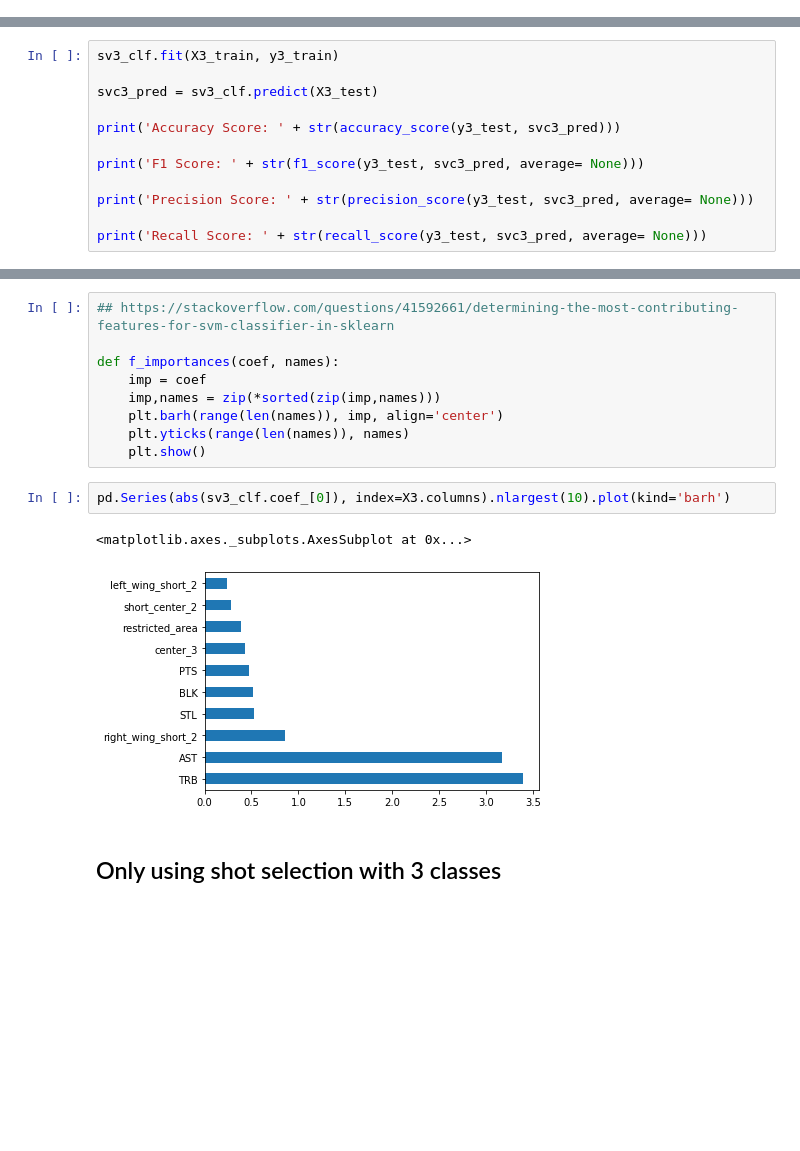
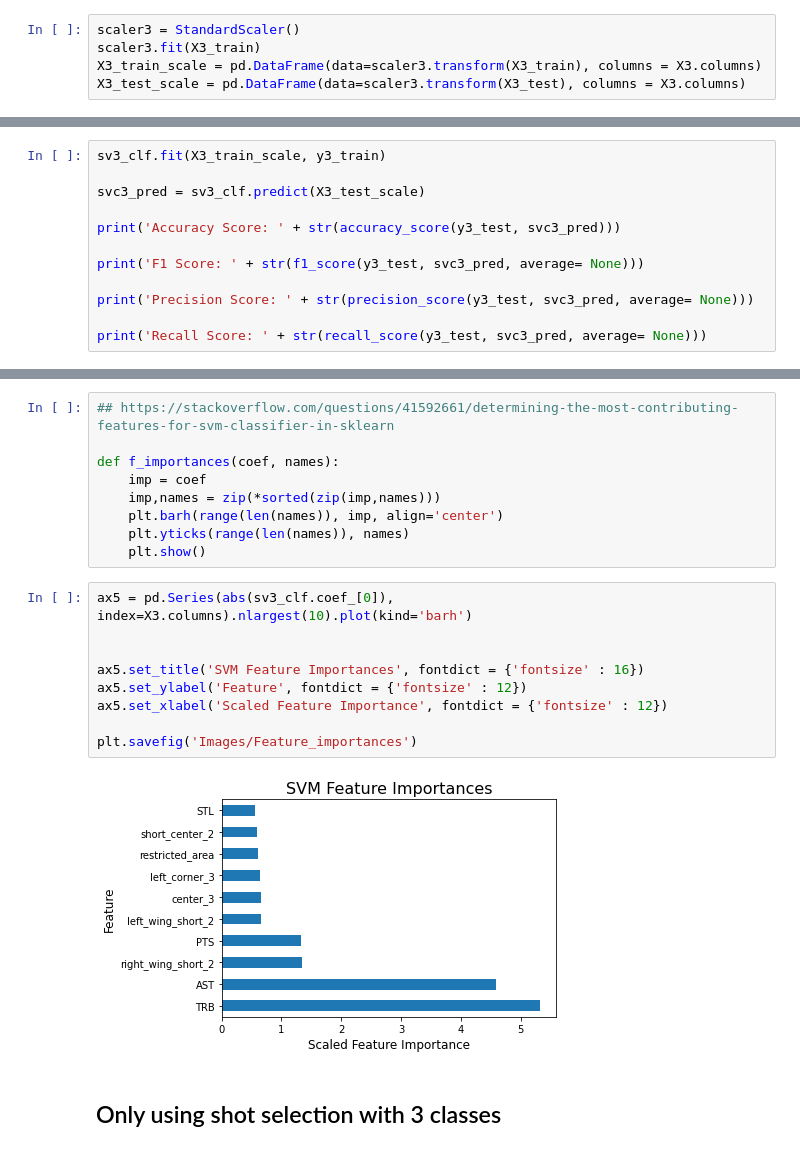
Before and after one commit to Ahila700/NBA_Position_Classifier, a Jupyter notebook: Modeling_and_EDA.ipynb, the cells around one changed output, grey strips where cells are left out. Saved outputs shown, nothing was run; the diff lists cells and outputs as text; blank space fills up the shorter version.

Commit message:
made slight changes to the modeling and eda notebook adding feature importances, created a feature importance and shooting by position image

```diff
--- a/Modeling_and_EDA.ipynb
+++ b/Modeling_and_EDA.ipynb
@@ -399,6 +410,11 @@ y3 = df.new_pos
 ## Train test split
 # %%
 X3_train, X3_test, y3_train, y3_test = train_test_split(X3, y3, random_state = 20, test_size = .25)
+# %%
+scaler3 = StandardScaler()
+scaler3.fit(X3_train)
+X3_train_scale = pd.DataFrame(data=scaler3.transform(X3_train), columns = X3.columns)
+X3_test_scale = pd.DataFrame(data=scaler3.transform(X3_test), columns = X3.columns)
 # %% [markdown]
 ## Dummy Classifier
 # %%
@@ -416,9 +432,9 @@ accuracy_score(dummy_pred2, y3_test)
 # %%
 sv3_clf = SVC(kernel='linear', C = 3, class_weight = None)
 # %%
-sv3_clf.fit(X3_train, y3_train)
+sv3_clf.fit(X3_train_scale, y3_train)
 
-svc3_pred = sv3_clf.predict(X3_test)
+svc3_pred = sv3_clf.predict(X3_test_scale)
 
 print('Accuracy Score: ' + str(accuracy_score(y3_test, svc3_pred)))
 
@@ -481,10 +497,16 @@ def f_importances(coef, names):
     plt.yticks(range(len(names)), names)
     plt.show()
 # %%
-pd.Series(abs(sv3_clf.coef_[0]), index=X3.columns).nlargest(10).plot(kind='barh')
+ax5 = pd.Series(abs(sv3_clf.coef_[0]), index=X3.columns).nlargest(10).plot(kind='barh')
+
+
+ax5.set_title('SVM Feature Importances', fontdict = {'fontsize' : 16})
+ax5.set_ylabel('Feature', fontdict = {'fontsize' : 12})
+ax5.set_xlabel('Scaled Feature Importance', fontdict = {'fontsize' : 12})
+
+plt.savefig('Images/Feature_importances')
 # %% [output]
-<matplotlib.axes._subplots.AxesSubplot at 0x...>
-[figure, old version]
+[figure, new version]
 # %% [markdown]
 ## Only using shot selection with 3 classes
 # %%
```
Also changed, not shown: parts of 10 cells of this notebook, 4 other files.
